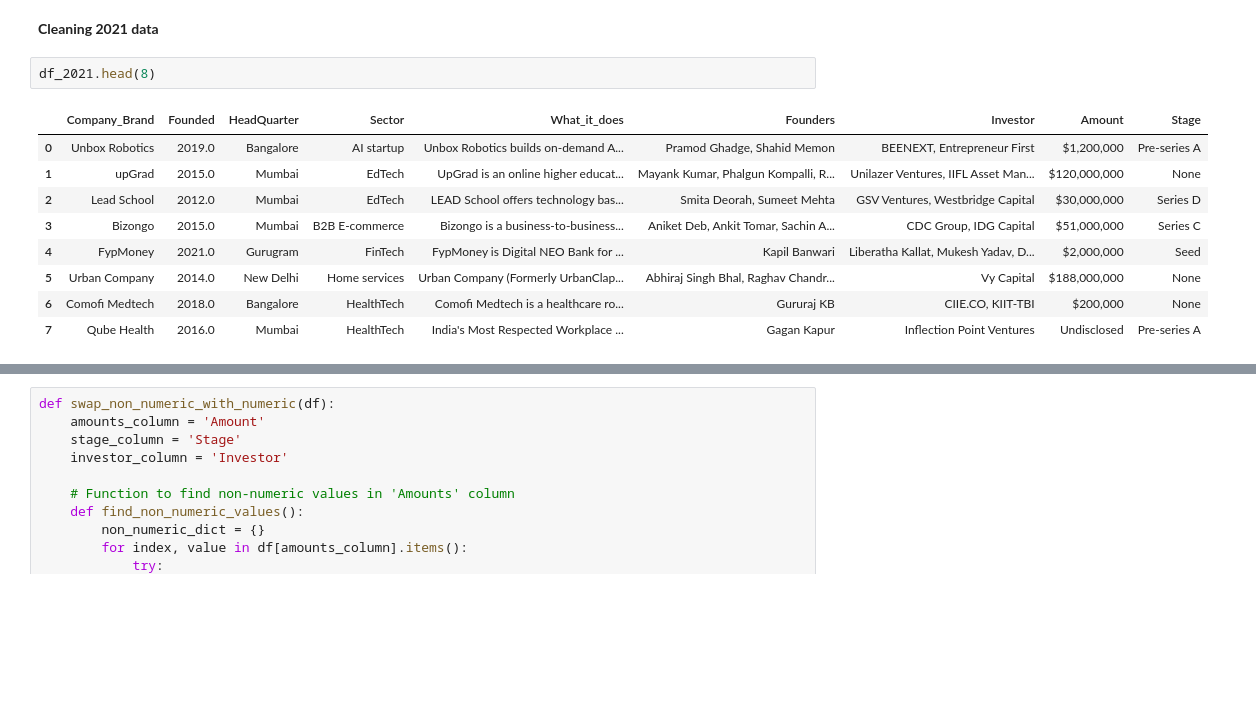
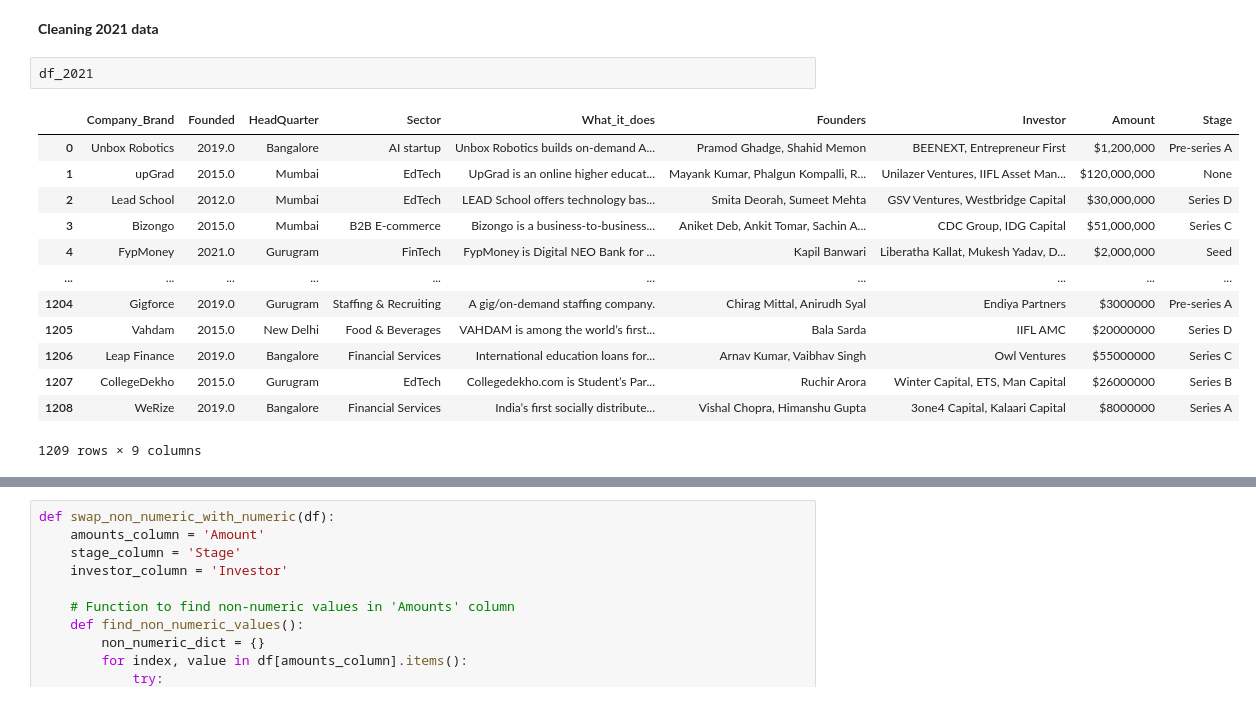
Before and after one commit to Georginahnjeri/Ecosystem-Startup, a Jupyter notebook: Untitled.ipynb, the cells around one changed output, grey strips where cells are left out. Cells and saved outputs as stored; diff of their text form; blank space fills up the shorter version.

```diff
--- a/Untitled.ipynb
+++ b/Untitled.ipynb
@@ -1200,14 +1477,18 @@ dtype: int64
 # %% [markdown]
 **Cleaning 2021 data**
 # %%
-df_2021.head(8)
+df_2021
 # %% [output]
 |  | Company_Brand | Founded | HeadQuarter | Sector | What_it_does | Founders | Investor | Amount | Stage |
 | 0 | Unbox Robotics | 2019.0 | Bangalore | AI startup | Unbox Robotics builds on-demand A... | Pramod Ghadge, Shahid Memon | BEENEXT, Entrepreneur First | $1,200,000 | Pre-series A |
 | 1 | upGrad | 2015.0 | Mumbai | EdTech | UpGrad is an online higher educat... | Mayank Kumar, Phalgun Kompalli, R... | Unilazer Ventures, IIFL Asset Man... | $120,000,000 | None |
 | 2 | Lead School | 2012.0 | Mumbai | EdTech | LEAD School offers technology bas... | Smita Deorah, Sumeet Mehta | GSV Ventures, Westbridge Capital | $30,000,000 | Series D |
 | 3 | Bizongo | 2015.0 | Mumbai | B2B E-commerce | Bizongo is a business-to-business... | Aniket Deb, Ankit Tomar, Sachin A... | CDC Group, IDG Capital | $51,000,000 | Series C |
 | 4 | FypMoney | 2021.0 | Gurugram | FinTech | FypMoney is Digital NEO Bank for ... | Kapil Banwari | Liberatha Kallat, Mukesh Yadav, D... | $2,000,000 | Seed |
-| 5 | Urban Company | 2014.0 | New Delhi | Home services | Urban Company (Formerly UrbanClap... | Abhiraj Singh Bhal, Raghav Chandr... | Vy Capital | $188,000,000 | None |
-| 6 | Comofi Medtech | 2018.0 | Bangalore | HealthTech | Comofi Medtech is a healthcare ro... | Gururaj KB | CIIE.CO, KIIT-TBI | $200,000 | None |
-| 7 | Qube Health | 2016.0 | Mumbai | HealthTech | India's Most Respected Workplace ... | Gagan Kapur | Inflection Point Ventures | Undisclosed | Pre-series A |
+| ... | ... | ... | ... | ... | ... | ... | ... | ... | ... |
+| 1204 | Gigforce | 2019.0 | Gurugram | Staffing & Recruiting | A gig/on-demand staffing company. | Chirag Mittal, Anirudh Syal | Endiya Partners | $3000000 | Pre-series A |
+| 1205 | Vahdam | 2015.0 | New Delhi | Food & Beverages | VAHDAM is among the world’s first... | Bala Sarda | IIFL AMC | $20000000 | Series D |
+| 1206 | Leap Finance | 2019.0 | Bangalore | Financial Services | International education loans for... | Arnav Kumar, Vaibhav Singh | Owl Ventures | $55000000 | Series C |
+| 1207 | CollegeDekho | 2015.0 | Gurugram | EdTech | Collegedekho.com is Student’s Par... | Ruchir Arora | Winter Capital, ETS, Man Capital | $26000000 | Series B |
+| 1208 | WeRize | 2019.0 | Bangalore | Financial Services | India’s first socially distribute... | Vishal Chopra, Himanshu Gupta | 3one4 Capital, Kalaari Capital | $8000000 | Series A |
+1209 rows × 9 columns
```
Also changed, not shown: parts of 66 cells of this notebook, 1 other file.
